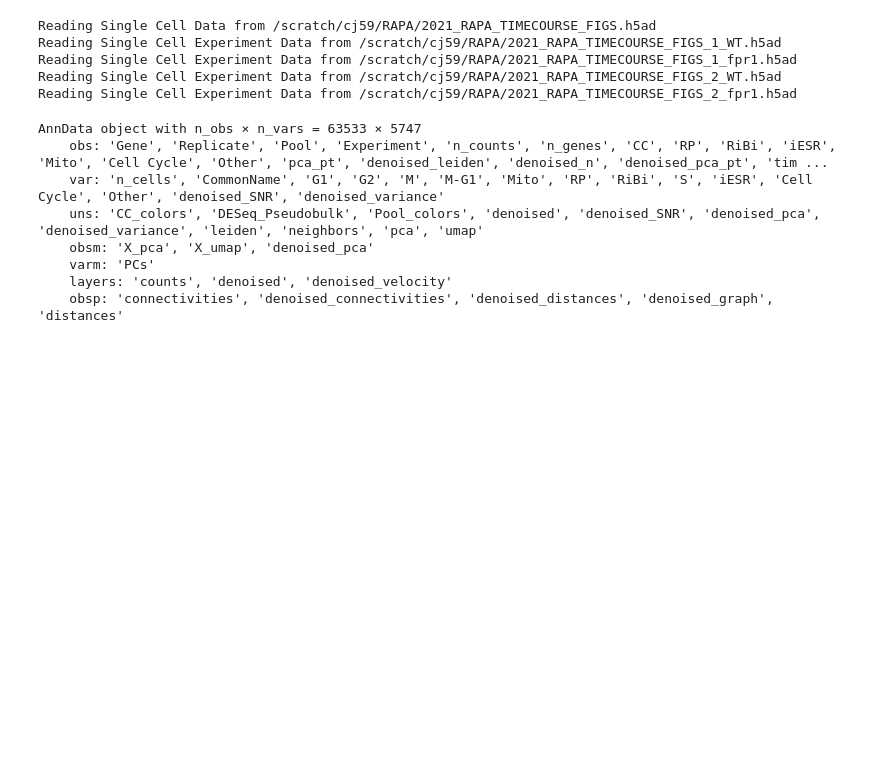
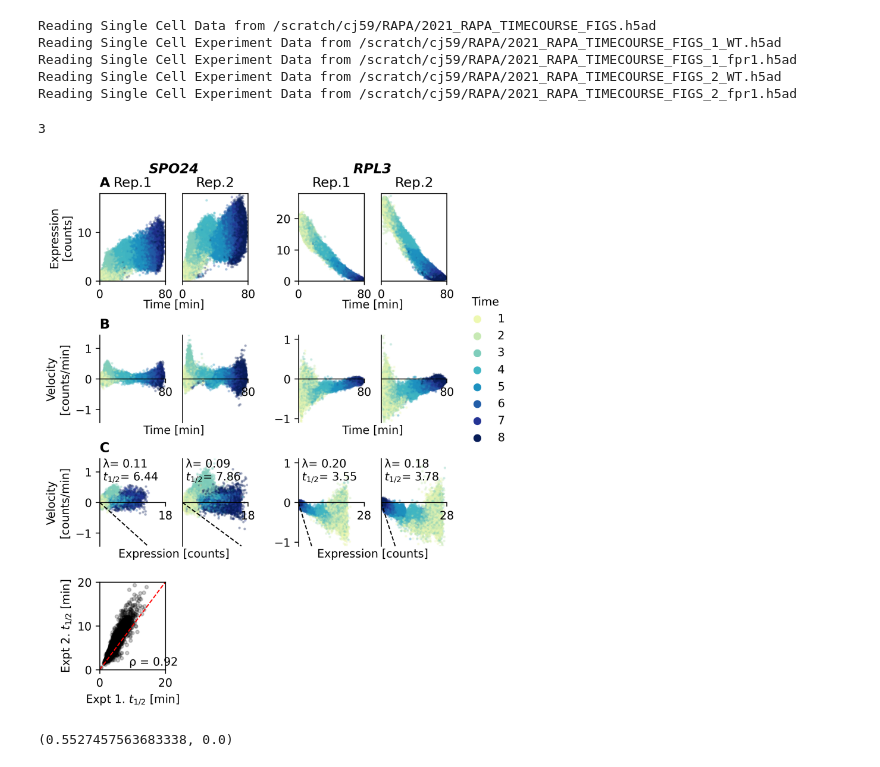
Before and after one commit to GreshamLab/jtb_2023_code, a Jupyter notebook: Figure_3.ipynb, the cells around one changed output. Drawn from its saved outputs; the diff is of its cells as text; code cells hidden in the pictures; blank space fills up the shorter version.

```diff
--- a/Figure_3.ipynb
+++ b/Figure_3.ipynb
@@ -28,14 +29,21 @@ Reading Single Cell Experiment Data from /scratch/cj59/RAPA/2021_RAPA_TIMECOURSE
 Reading Single Cell Experiment Data from /scratch/cj59/RAPA/2021_RAPA_TIMECOURSE_FIGS_1_fpr1.h5ad
 Reading Single Cell Experiment Data from /scratch/cj59/RAPA/2021_RAPA_TIMECOURSE_FIGS_2_WT.h5ad
 Reading Single Cell Experiment Data from /scratch/cj59/RAPA/2021_RAPA_TIMECOURSE_FIGS_2_fpr1.h5ad
+# %%
+def _calc_decays(adata):
+    decays, decays_se, alphas = decay.calc_decay(adata.layers['denoised'], adata.layers['denoised_velocity'],
+                                                 include_alpha=False, decay_quantiles=[0.01, 0.05],
+                                                 add_pseudocount=True, log_expression=True)
+    adata.var['decay'] = decays
+    adata.var['decays_se'] = decays_se
+
+def _calc_halflives(adata):
+    adata.var['halflife'] = np.log(2) / adata.var['decay']
+    adata.var.loc[np.isinf(adata.var['halflife']), 'halflife'] = np.nan
+
+data.apply_inplace_to_expts(_calc_decays)
+data.apply_inplace_to_expts(_calc_halflives)
 # %%
-data.expt_data[(1, "WT")]
+data.expt_data[(1, "WT")].var['halflife'].isna().sum()
 # %% [output]
-AnnData object with n_obs × n_vars = 63533 × 5747
-    obs: 'Gene', 'Replicate', 'Pool', 'Experiment', 'n_counts', 'n_genes', 'CC', 'RP', 'RiBi', 'iESR', 'Mito', 'Cell Cycle', 'Other', 'pca_pt', 'denoised_leiden', 'denoised_n', 'denoised_pca_pt', 'tim ...
-    var: 'n_cells', 'CommonName', 'G1', 'G2', 'M', 'M-G1', 'Mito', 'RP', 'RiBi', 'S', 'iESR', 'Cell Cycle', 'Other', 'denoised_SNR', 'denoised_variance'
-    uns: 'CC_colors', 'DESeq_Pseudobulk', 'Pool_colors', 'denoised', 'denoised_SNR', 'denoised_pca', 'denoised_variance', 'leiden', 'neighbors', 'pca', 'umap'
-    obsm: 'X_pca', 'X_umap', 'denoised_pca'
-    varm: 'PCs'
-    layers: 'counts', 'denoised', 'denoised_velocity'
-    obsp: 'connectivities', 'denoised_connectivities', 'denoised_distances', 'denoised_graph', 'distances'
+3
@@ -78,15 +83,16 @@ layout = [['title_1', 'title_1', '.', 'title_2', 'title_2', '.'],
           ['velocity_11', 'velocity_21', '.', 'velocity_12', 'velocity_22', 'time_lgd'],
           ['x_lab_21', 'x_lab_21', '.', 'x_lab_22', 'x_lab_22', 'time_lgd'],
           ['decay_11', 'decay_21', '.', 'decay_12', 'decay_22', 'time_lgd'],
-          ['x_lab_31', 'x_lab_31', '.', 'x_lab_32', 'x_lab_32', '.'],]
+          ['x_lab_31', 'x_lab_31', '.', 'x_lab_32', 'x_lab_32', '.'],
+          ['hl_corr'] + ['.'] * 5]
 
 fig_refs = {}
 
 fig, axd = plt.subplot_mosaic(layout,
                               gridspec_kw=dict(width_ratios=[1, 1, 0.25, 1, 1, 0.2],
-                                               height_ratios=[0.05, 1, 0.2, 0.1, 1, 0.2, 1, 0.2],
+                                               height_ratios=[0.05, 1, 0.2, 0.1, 1, 0.2, 1, 0.2, 1],
                                                wspace=0.35),
-                              figsize=(6, 6), dpi=300)
+                              figsize=(6, 8), dpi=300)
 
 def _minmax(arr):
     return np.min(arr), np.max(arr)
@@ -190,30 +196,59 @@ for j in range(1, 3):
         ### PANEL C ###
         c_ref = "decay_" + str(j) + str(i + 1)
         fig_refs[c_ref] = axd[c_ref].scatter(x=expr_data,
                                              y=velocity_data,
                                              c=color_data,
                                              alpha=0.25,
                                              s=2)
 
         axd[c_ref].set_xlim(*expr_limits[g])
         axd[c_ref].set_xticks([expr_limits[g][1]])
         axd[c_ref].set_ylim(*velocity_limits[g])
         axd[c_ref].set_yticks([]) if j == 2 else None
         axd[c_ref].set_ylabel("Velocity\n[counts/min]") if j == 1 and i == 0 else None
 
         _replot_axes(axd[c_ref])
 
+        decay_constant = pdata.var.loc[g_idx, 'decay'][0]
+        half_life = np.log(2) / decay_constant
+        axd[c_ref].axline((0, 0), slope = -1 * decay_constant, c="black", linestyle='--', linewidth=1.0)
+        axd[c_ref].annotate(f"λ= {decay_constant:.2f}\n" + "$t_{1/2}$= " + f"{half_life:.2f}",
+                            xy=(5, 0.2),  xycoords='data', xytext=(0.05, 0.75), textcoords='axes fraction')
+
 
 fig_refs['time_lgd'] = add_legend(axd['time_lgd'],
                                   pool_palette(),
                                   data.all_data.obs['Pool'].dtype.categories.values,
                                   title="Time")
 
+### Half-life correlation plot ###
+hl_x = data.expt_data[(1, "WT")].var['halflife']
+hl_y = data.expt_data[(2, "WT")].var['halflife']
+drop_na_idx = hl_x.isna() | hl_y.isna()
+hl_x = hl_x.loc[~drop_na_idx]
+hl_y = hl_y.loc[~drop_na_idx]
+
+hl_rho = scipy.stats.spearmanr(hl_x, hl_y)[0]
+fig_refs['hl_corr'] = axd['hl_corr'].scatter(x=hl_x, y=hl_y,
+                                             c='black', alpha=0.2, marker='.')
+axd['hl_corr'].set_xlabel("Expt 1. $t_{1/2}$ [min]")
+axd['hl_corr'].set_ylabel("Expt 2. $t_{1/2}$ [min]")
+axd['hl_corr'].set_xlim(0, 20)
+axd['hl_corr'].set_ylim(0, 20)
+axd['hl_corr'].axline((0, 0), slope = 1, c='red', linestyle='--', linewidth=1.0)
+axd['hl_corr'].annotate(f"ρ= {hl_rho:.2f}",
+                        xy=(5, 0.2),  xycoords='data', xytext=(0.45, 0.05), textcoords='axes fraction')
 
 for ax_id, label in panel_titles.items():
     axd[ax_id].set_title(label, fontdict={'fontweight': 'bold', 'fontstyle': 'italic'})
 
 for ax_id, label in panel_labels.items():
     axd[ax_id].set_title(label, loc='left', weight='bold')
 
 fig.savefig(FIGURE_3_FILE_NAME + ".png", facecolor='white')
+# %% [output]
+[figure, added]
+# %%
+hl_pearson
+# %% [output]
+(0.5527457563683338, 0.0)
```
Also changed, not shown: parts of 4 cells of this notebook, 3 other files.
